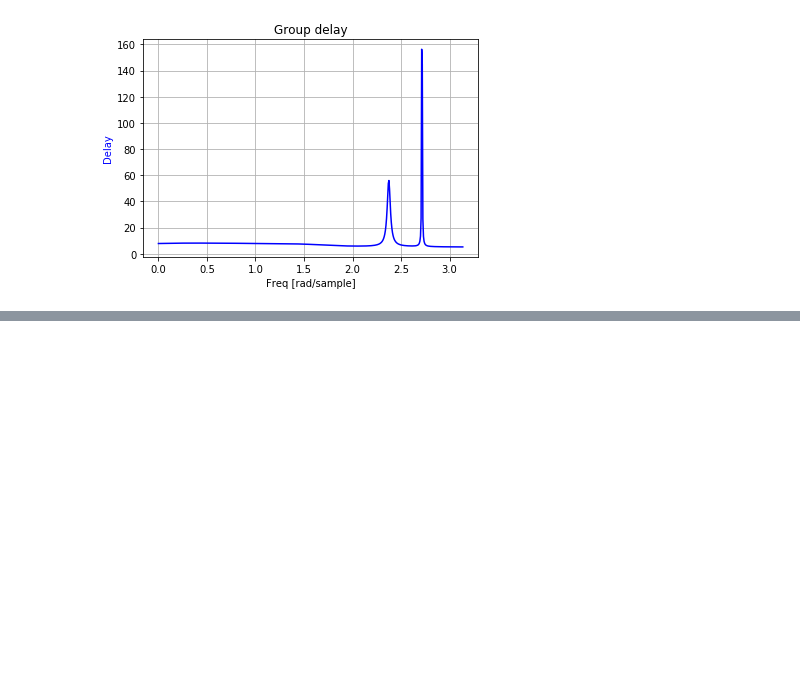
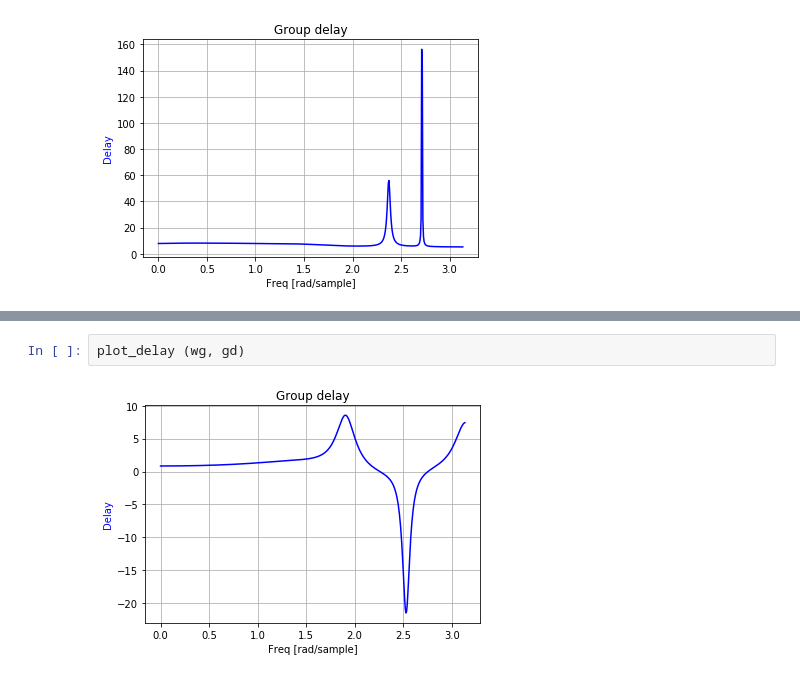
Before and after one commit to schlatterbeck/filter-optimizer, a Jupyter notebook: IIR_Filter.ipynb, the cells around one changed output, grey strips where cells are left out. Cells and saved outputs as stored; diff of their text form; blank space fills up the shorter version.

```diff
--- a/IIR_Filter.ipynb
+++ b/IIR_Filter.ipynb
@@ -222,0 +251,4 @@ plot_delay (wgd2, gd2)
+# %%
+plot_delay (wg, gd)
+# %% [output]
+[figure, added]
```
Also changed, not shown: parts of 4 cells of this notebook.
